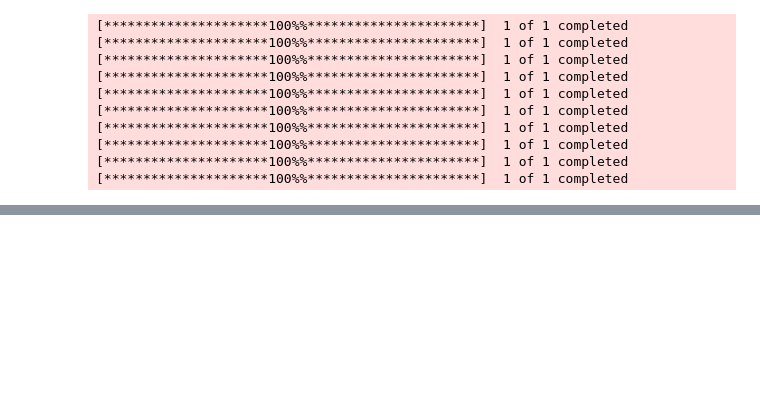
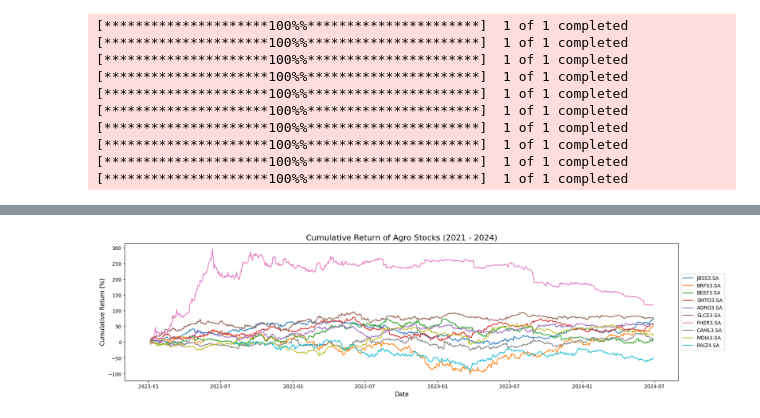
Before and after one commit to matthewz5/Impact-Burned-Brazilian-Agribusiness-Stocks, a Jupyter notebook: data-agro-stocks-analysis.ipynb, the cells around one changed output, grey strips where cells are left out. Cells and saved outputs as stored; diff of their text form; code cells hidden in the pictures; blank space fills up the shorter version.

```diff
--- a/data-agro-stocks-analysis.ipynb
+++ b/data-agro-stocks-analysis.ipynb
@@ -74,3 +75,20 @@ plt.show()
+# %%
+dados_pivot = dados_agro_consolidados.pivot_table(values='Cumulative Auto pct', index=dados_agro_consolidados.index, columns='Ticker')
+
+plt.figure(figsize=(20, 5))
+
+for ticker in tickers:
+    plt.plot(dados_pivot.index, dados_pivot[ticker], label=ticker)
+
+plt.title('Cumulative Return of Agro Stocks (2021 - 2024)', fontsize=16)
+plt.xlabel('Date', fontsize=12)
+plt.ylabel('Cumulative Return (%)', fontsize=12)
+
+plt.legend(loc='center left', bbox_to_anchor=(1, 0.5))
+
+plt.show()
+# %% [output]
+[figure, added]
 # %%
 for ticker in tickers:
 
```
Also changed, not shown: parts of 3 cells of this notebook, 10 other files.
